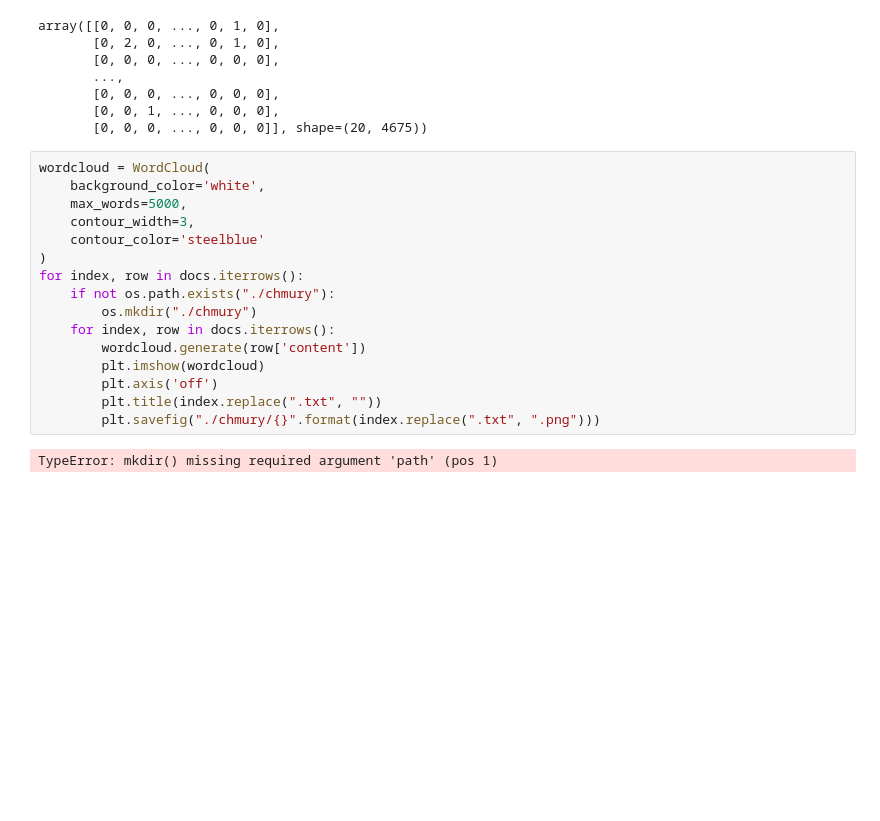
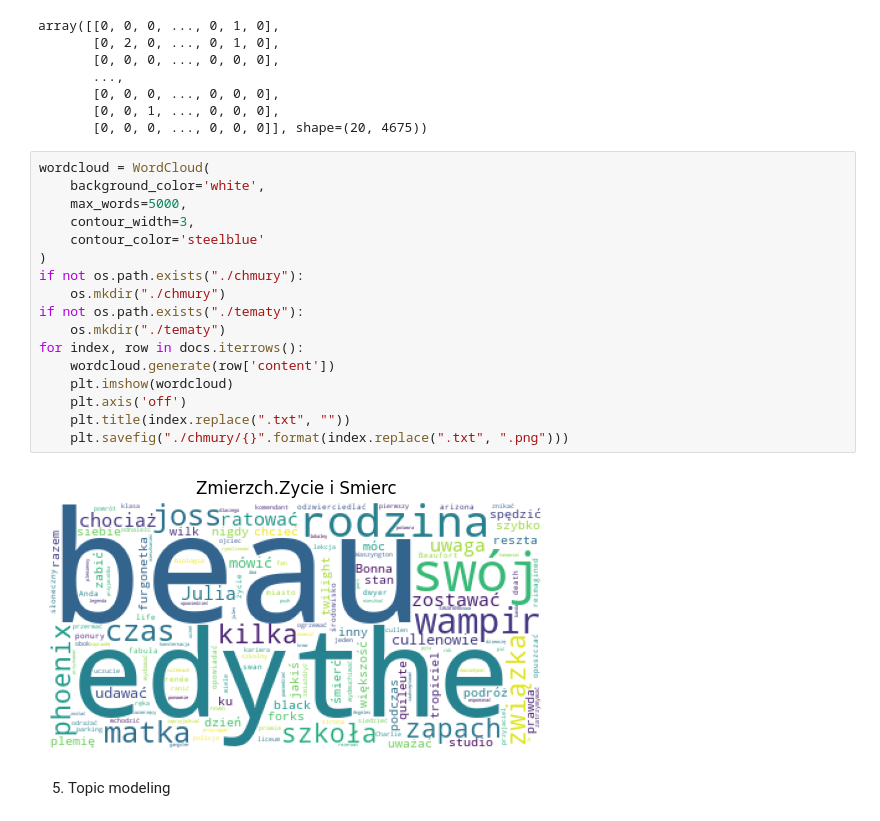
Before and after one commit to frogen10/TextMining, a Jupyter notebook: text_mining.ipynb, the cells around one changed output. Drawn from its saved outputs; the diff is of its cells as text; blank space fills up the shorter version.

```diff
--- a/text_mining.ipynb
+++ b/text_mining.ipynb
@@ -165,18 +166,21 @@ array([[0, 0, 0, ..., 0, 1, 0],
 # %%
 wordcloud = WordCloud(
     background_color='white',
     max_words=5000,
     contour_width=3,
     contour_color='steelblue'
 )
+if not os.path.exists("./chmury"):
+    os.mkdir("./chmury")
+if not os.path.exists("./tematy"):
+    os.mkdir("./tematy")
 for index, row in docs.iterrows():
-    if not os.path.exists("./chmury"):
-        os.mkdir("./chmury")
-    for index, row in docs.iterrows():
-        wordcloud.generate(row['content'])
-        plt.imshow(wordcloud)
-        plt.axis('off')
-        plt.title(index.replace(".txt", ""))
-        plt.savefig("./chmury/{}".format(index.replace(".txt", ".png")))
+    wordcloud.generate(row['content'])
+    plt.imshow(wordcloud)
+    plt.axis('off')
+    plt.title(index.replace(".txt", ""))
+    plt.savefig("./chmury/{}".format(index.replace(".txt", ".png")))
 # %% [output]
-TypeError: mkdir() missing required argument 'path' (pos 1)
+[figure, added]
+# %% [markdown]
+5. Topic modeling
```
Also changed, not shown: parts of 5 cells of this notebook, 22 other files.
